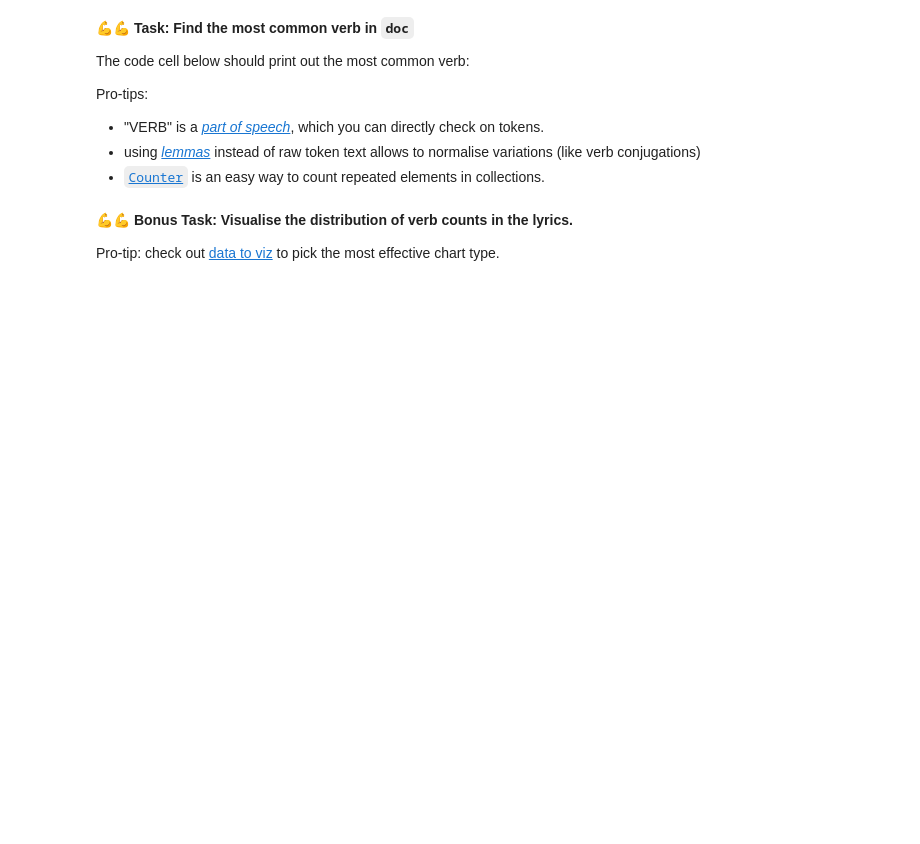
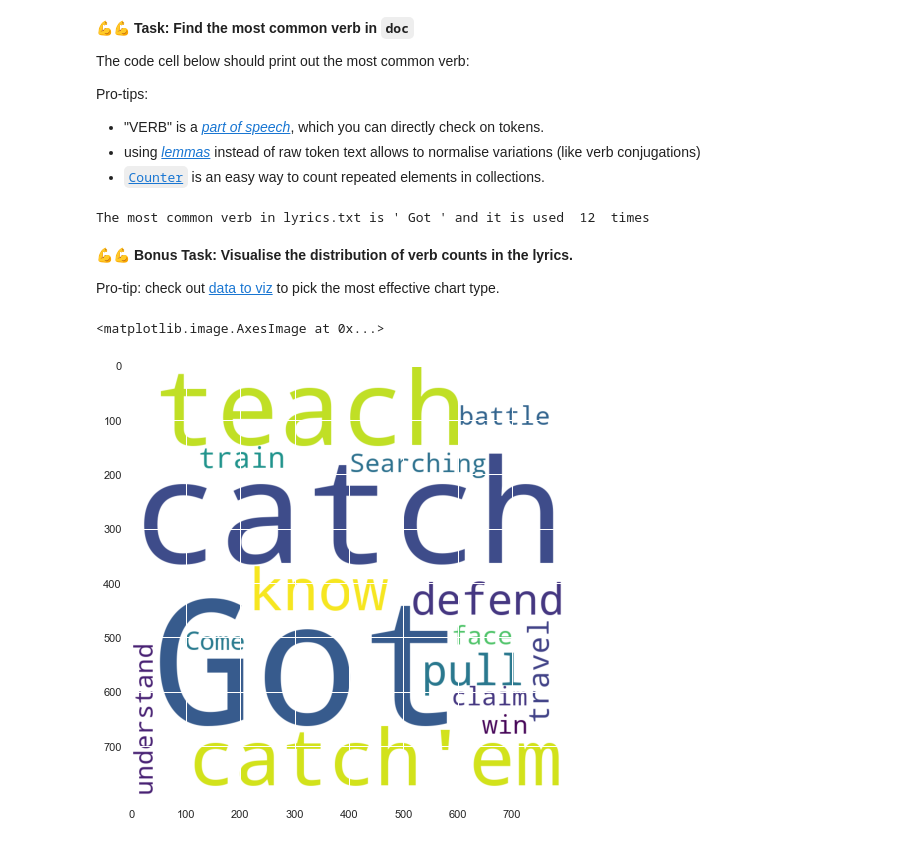
Before and after one commit to amineamanzou/practical-data-scientist, a Jupyter notebook: homework/week2/homework2.ipynb, the cells around one changed output. Drawn from its saved outputs; the diff is of its cells as text; code cells hidden in the pictures; blank space fills up the shorter version.

```diff
--- a/homework/week2/homework2.ipynb
+++ b/homework/week2/homework2.ipynb
@@ -208,3 +233,11 @@ Pro-tip: You might need to download the spacy model just like we did in lecture
+# %%
+import spacy
+nlp = spacy.load("en_core_web_sm")
+
+with open('lyrics.txt', 'r') as f:
+    content = f.read()
+
+doc = nlp(content)
 # %%
 def test_doc():
     assert "doc" in globals(), "Couldn't find a variable called doc"
@@ -226,4 +259,34 @@ Pro-tips:
+# %%
+from collections import Counter
+
+verbs = [token.lemma
+         for token in doc
+         if (not token.is_stop and not token.is_punct and token.pos_ == "VERB")]
+
+verb_freq = Counter(verbs)
+print("The most common verb in lyrics.txt is '", [token.text for token in doc if token.lemma == verb_freq.most_common(1)[0][0]][0] , "' and it is used ", verb_freq.most_common(1)[0][1] ," times")
+# %% [output]
+The most common verb in lyrics.txt is ' Got ' and it is used  12  times
 # %% [markdown]
 💪💪 **Bonus Task: Visualise the distribution of verb counts in the lyrics.**
 
 Pro-tip: check out [data to viz](https://www.data-to-viz.com/) to pick the most effective chart type.
+# %%
+import matplotlib.pyplot as plt
+from wordcloud import WordCloud, STOPWORDS
+
+stopwords = set(STOPWORDS)
+verbs_distrib = [token.text
+                 for token in doc
+                 if (not token.is_stop and not token.is_punct and token.pos_ == "VERB")]
+big_string = ' '.join(verbs_distrib)
+wordcloud = WordCloud(width = 800, height = 800,
+                background_color ='white',
+                stopwords = stopwords,
+                min_font_size = 10).generate(big_string)
+
+plt.figure(figsize = (8, 8), facecolor = None)
+plt.imshow(wordcloud)
+# %% [output]
+<matplotlib.image.AxesImage at 0x...>
+[figure, added]
```
Also changed, not shown: parts of 11 cells of this notebook.
